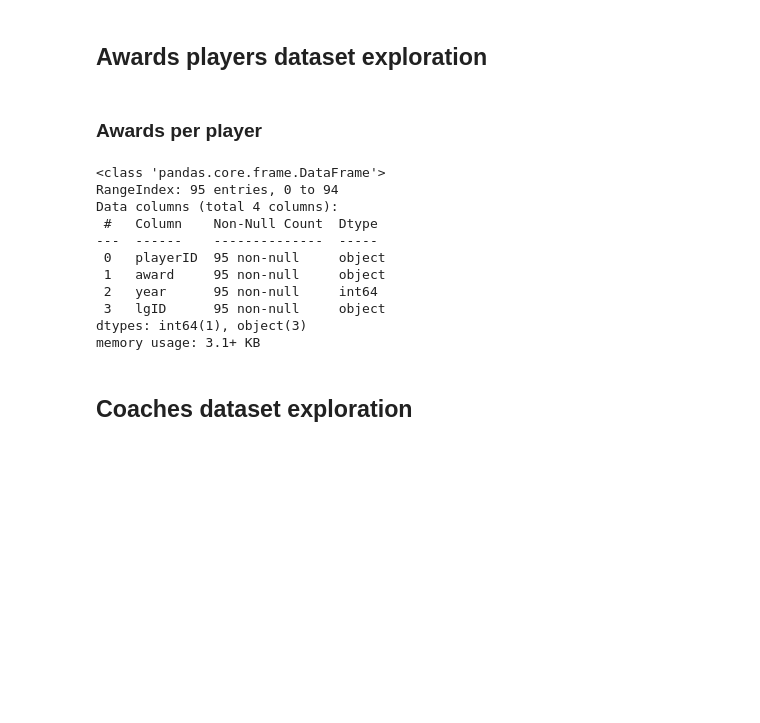
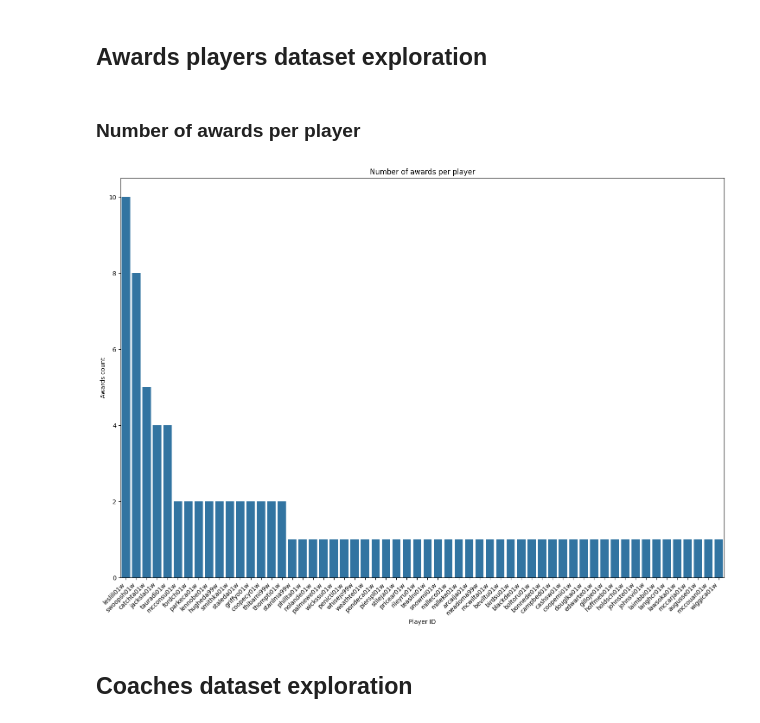
Before and after one commit to ttoino/feup-ac, a Jupyter notebook: src/exploration.ipynb, the cells around one changed output. Cells and saved outputs as stored; diff of their text form; code cells hidden in the pictures; blank space fills up the shorter version.

```diff
--- a/src/exploration.ipynb
+++ b/src/exploration.ipynb
@@ -15,27 +15,27 @@ teams_df = pd.read_csv('../data/teams.csv')
 # %% [markdown]
 ## Awards players dataset exploration
 # %% [markdown]
-### Awards per player
+### Number of awards per player
-# %%
-# Treat data for exploration
-
-# AWARDS PLAYERS
-awards_players_df.info()
-
-# awards per year
-# awards per player
-# %% [output]
-<class 'pandas.core.frame.DataFrame'>
-RangeIndex: 95 entries, 0 to 94
-Data columns (total 4 columns):
- #   Column    Non-Null Count  Dtype
----  ------    --------------  -----
- 0   playerID  95 non-null     object
- 1   award     95 non-null     object
- 2   year      95 non-null     int64
- 3   lgID      95 non-null     object
-dtypes: int64(1), object(3)
-memory usage: 3.1+ KB
+# %%
+# unique awards
+awards_players_df['award'].nunique() # 12 types of awards
+
+# number of awards for each player
+player_awards_count = awards_players_df.groupby('playerID')['award'].count().reset_index()
+
+# Sort players based on the number of awards in descending order
+player_awards_count = player_awards_count.sort_values(by='award', ascending=False)
+
+# Create the bar plot
+plt.figure(figsize=(18, 12))
+sns.barplot(x='playerID', y='award', data=player_awards_count)
+plt.title('Number of awards per player')
+plt.xlabel('Player ID')
+plt.ylabel('Awards count')
+plt.xticks(rotation=45, ha='right')  # Adjust rotation for playerID labels
+plt.show()
+# %% [output]
+[figure, added]
 # %% [markdown]
 ## Coaches dataset exploration
 # %% [markdown]
```
Also changed, not shown: parts of 7 cells of this notebook.
